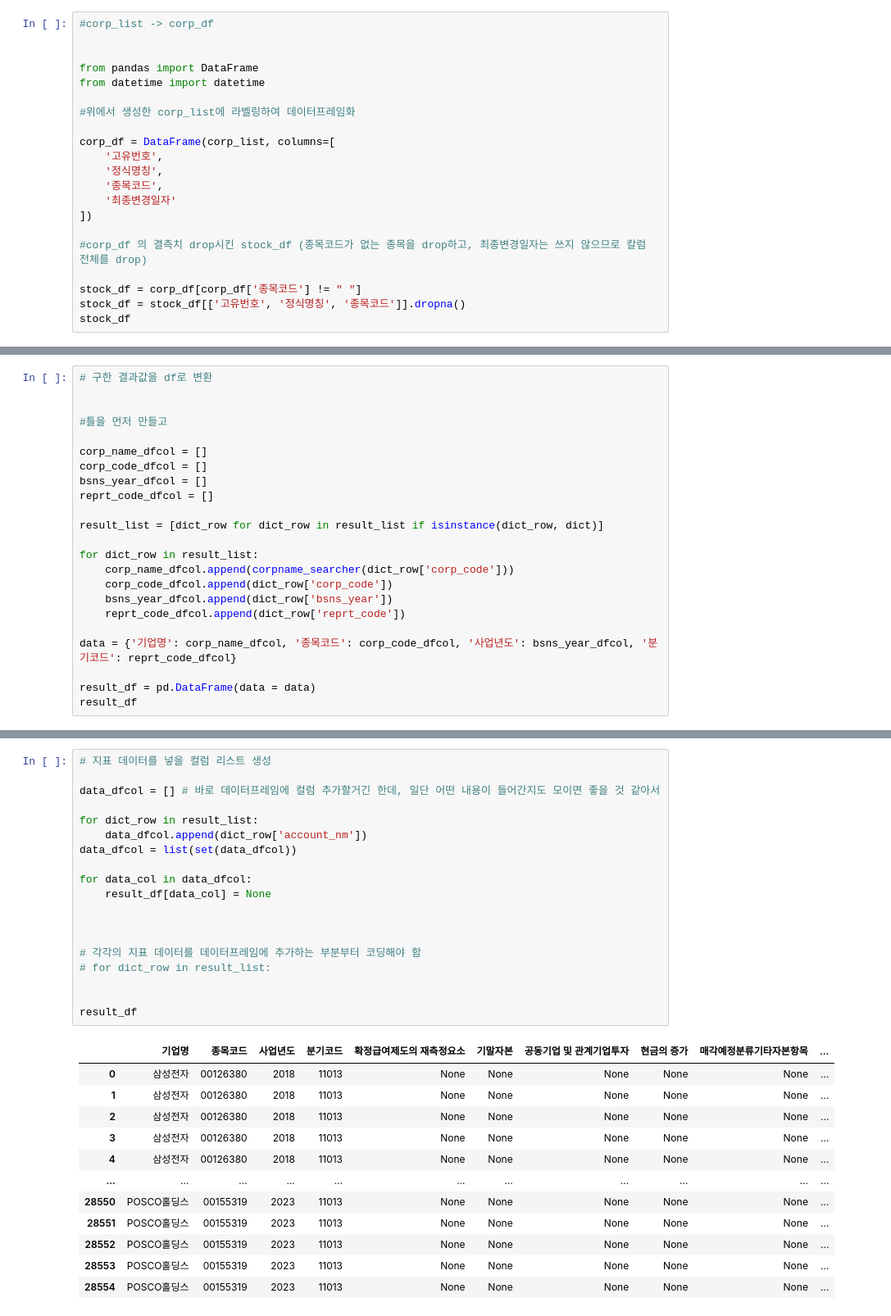
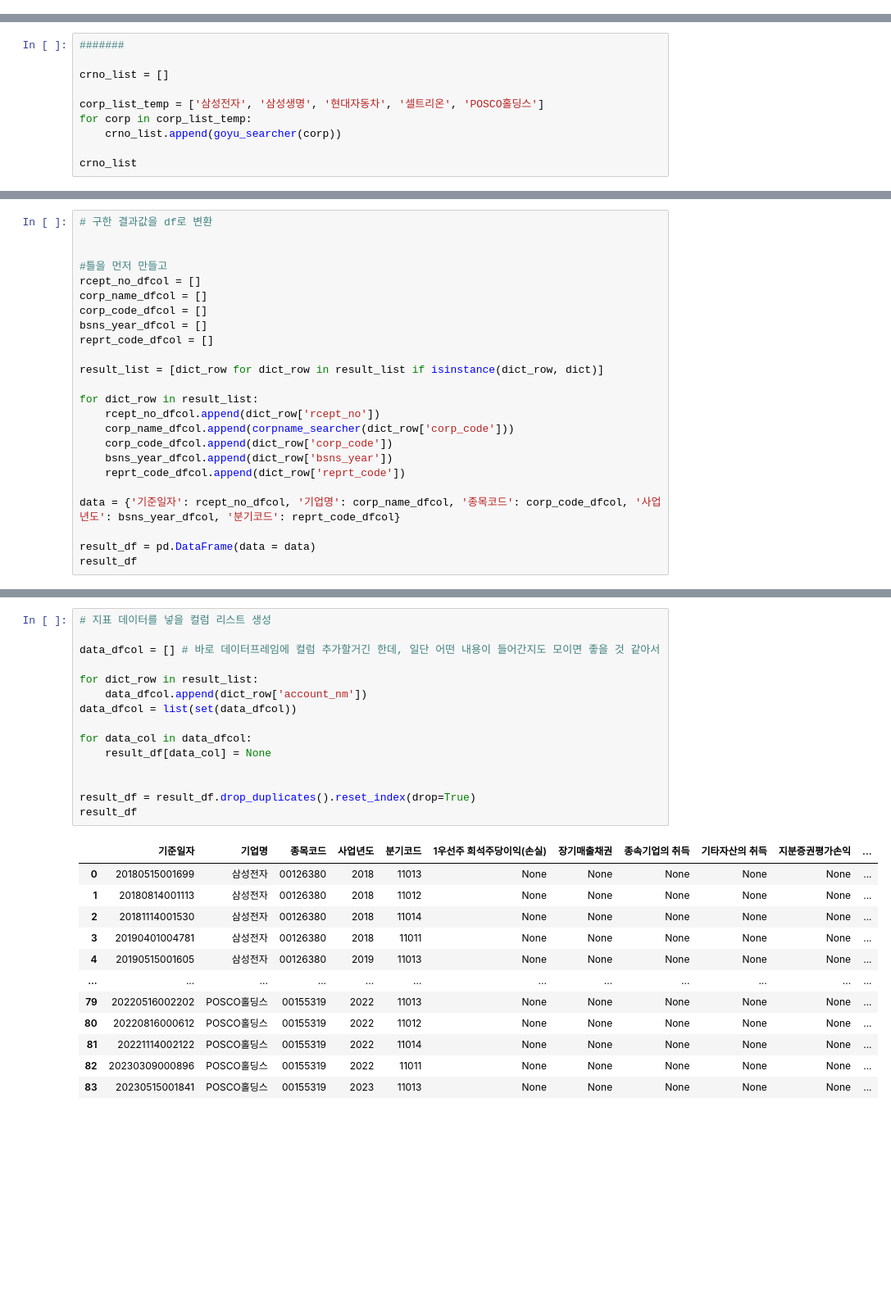
Before and after one commit to kdt-service/Final_PJT_Team2, a Jupyter notebook: OpenDartFssApi/OpenDartFssApi.ipynb, the cells around one changed output, grey strips where cells are left out. Shown at 82% size. Cells and saved outputs as stored; diff of their text form; blank space fills up the shorter version.

```diff
--- a/OpenDartFssApi/OpenDartFssApi.ipynb
+++ b/OpenDartFssApi/OpenDartFssApi.ipynb
@@ -78,21 +79,0 @@ corp_list
-# %%
-#corp_list -> corp_df
-
-
-from pandas import DataFrame
-from datetime import datetime
-
-#위에서 생성한 corp_list에 라벨링하여 데이터프레임화
-
-corp_df = DataFrame(corp_list, columns=[
-    '고유번호',
-    '정식명칭',
-    '종목코드',
-    '최종변경일자'
-])
-
-#corp_df 의 결측치 drop시킨 stock_df (종목코드가 없는 종목을 drop하고, 최종변경일자는 쓰지 않으므로 칼럼 전체를 drop)
-
-stock_df = corp_df[corp_df['종목코드'] != " "]
-stock_df = stock_df[['고유번호', '정식명칭', '종목코드']].dropna()
-stock_df
@@ -120,3 +87,13 @@ def goyu_searcher(COMPANYNAME):
 def corpname_searcher(CORP_CODE):
     temp_df = stock_df.loc[(stock_df['고유번호'] == CORP_CODE)]
     return temp_df.iloc[0, 1]
+# %%
+#######
+
+crno_list = []
+
+corp_list_temp = ['삼성전자', '삼성생명', '현대자동차', '셀트리온', 'POSCO홀딩스']
+for corp in corp_list_temp:
+    crno_list.append(goyu_searcher(corp))
+
+crno_list
@@ -198,7 +171,7 @@ result_list
 
 
 #틀을 먼저 만들고
-
+rcept_no_dfcol = []
 corp_name_dfcol = []
 corp_code_dfcol = []
 bsns_year_dfcol = []
@@ -207,12 +180,13 @@ reprt_code_dfcol = []
 result_list = [dict_row for dict_row in result_list if isinstance(dict_row, dict)]
 
 for dict_row in result_list:
+    rcept_no_dfcol.append(dict_row['rcept_no'])
     corp_name_dfcol.append(corpname_searcher(dict_row['corp_code']))
     corp_code_dfcol.append(dict_row['corp_code'])
     bsns_year_dfcol.append(dict_row['bsns_year'])
     reprt_code_dfcol.append(dict_row['reprt_code'])
 
-data = {'기업명': corp_name_dfcol, '종목코드': corp_code_dfcol, '사업년도': bsns_year_dfcol, '분기코드': reprt_code_dfcol}
+data = {'기준일자': rcept_no_dfcol, '기업명': corp_name_dfcol, '종목코드': corp_code_dfcol, '사업년도': bsns_year_dfcol, '분기코드': reprt_code_dfcol}
 
 result_df = pd.DataFrame(data = data)
 result_df
@@ -233,32 +207,28 @@ result_df
 # %%
 # 지표 데이터를 넣을 컬럼 리스트 생성
 
 data_dfcol = [] # 바로 데이터프레임에 컬럼 추가할거긴 한데, 일단 어떤 내용이 들어간지도 모이면 좋을 것 같아서
 
 for dict_row in result_list:
     data_dfcol.append(dict_row['account_nm'])
 data_dfcol = list(set(data_dfcol))
 
 for data_col in data_dfcol:
     result_df[data_col] = None
 
 
-
-# 각각의 지표 데이터를 데이터프레임에 추가하는 부분부터 코딩해야 함
-# for dict_row in result_list:
-
-
+result_df = result_df.drop_duplicates().reset_index(drop=True)
 result_df
 # %% [output]
-|  | 기업명 | 종목코드 | 사업년도 | 분기코드 | 확정급여제도의 재측정요소 | 기말자본 | 공동기업 및 관계기업투자 | 현금의 증가 | 매각예정분류기타자본항목 | ... |
-| 0 | 삼성전자 | 00126380 | 2018 | 11013 | None | None | None | None | None | ... |
-| 1 | 삼성전자 | 00126380 | 2018 | 11013 | None | None | None | None | None | ... |
-| 2 | 삼성전자 | 00126380 | 2018 | 11013 | None | None | None | None | None | ... |
-| 3 | 삼성전자 | 00126380 | 2018 | 11013 | None | None | None | None | None | ... |
-| 4 | 삼성전자 | 00126380 | 2018 | 11013 | None | None | None | None | None | ... |
-| ... | ... | ... | ... | ... | ... | ... | ... | ... | ... | ... |
-| 28550 | POSCO홀딩스 | 00155319 | 2023 | 11013 | None | None | None | None | None | ... |
-| 28551 | POSCO홀딩스 | 00155319 | 2023 | 11013 | None | None | None | None | None | ... |
-| 28552 | POSCO홀딩스 | 00155319 | 2023 | 11013 | None | None | None | None | None | ... |
-| 28553 | POSCO홀딩스 | 00155319 | 2023 | 11013 | None | None | None | None | None | ... |
-| 28554 | POSCO홀딩스 | 00155319 | 2023 | 11013 | None | None | None | None | None | ... |
+|  | 기준일자 | 기업명 | 종목코드 | 사업년도 | 분기코드 | 1우선주 희석주당이익(손실) | 장기매출채권 | 종속기업의 취득 | 기타자산의 취득 | 지분증권평가손익 | ... |
+| 0 | 20180515001699 | 삼성전자 | 00126380 | 2018 | 11013 | None | None | None | None | None | ... |
+| 1 | 20180814001113 | 삼성전자 | 00126380 | 2018 | 11012 | None | None | None | None | None | ... |
+| 2 | 20181114001530 | 삼성전자 | 00126380 | 2018 | 11014 | None | None | None | None | None | ... |
+| 3 | 20190401004781 | 삼성전자 | 00126380 | 2018 | 11011 | None | None | None | None | None | ... |
+| 4 | 20190515001605 | 삼성전자 | 00126380 | 2019 | 11013 | None | None | None | None | None | ... |
+| ... | ... | ... | ... | ... | ... | ... | ... | ... | ... | ... | ... |
+| 79 | 20220516002202 | POSCO홀딩스 | 00155319 | 2022 | 11013 | None | None | None | None | None | ... |
+| 80 | 20220816000612 | POSCO홀딩스 | 00155319 | 2022 | 11012 | None | None | None | None | None | ... |
+| 81 | 20221114002122 | POSCO홀딩스 | 00155319 | 2022 | 11014 | None | None | None | None | None | ... |
+| 82 | 20230309000896 | POSCO홀딩스 | 00155319 | 2022 | 11011 | None | None | None | None | None | ... |
+| 83 | 20230515001841 | POSCO홀딩스 | 00155319 | 2023 | 11013 | None | None | None | None | None | ... |
```
Also changed, not shown: parts of 30 cells of this notebook, 4 other files.
